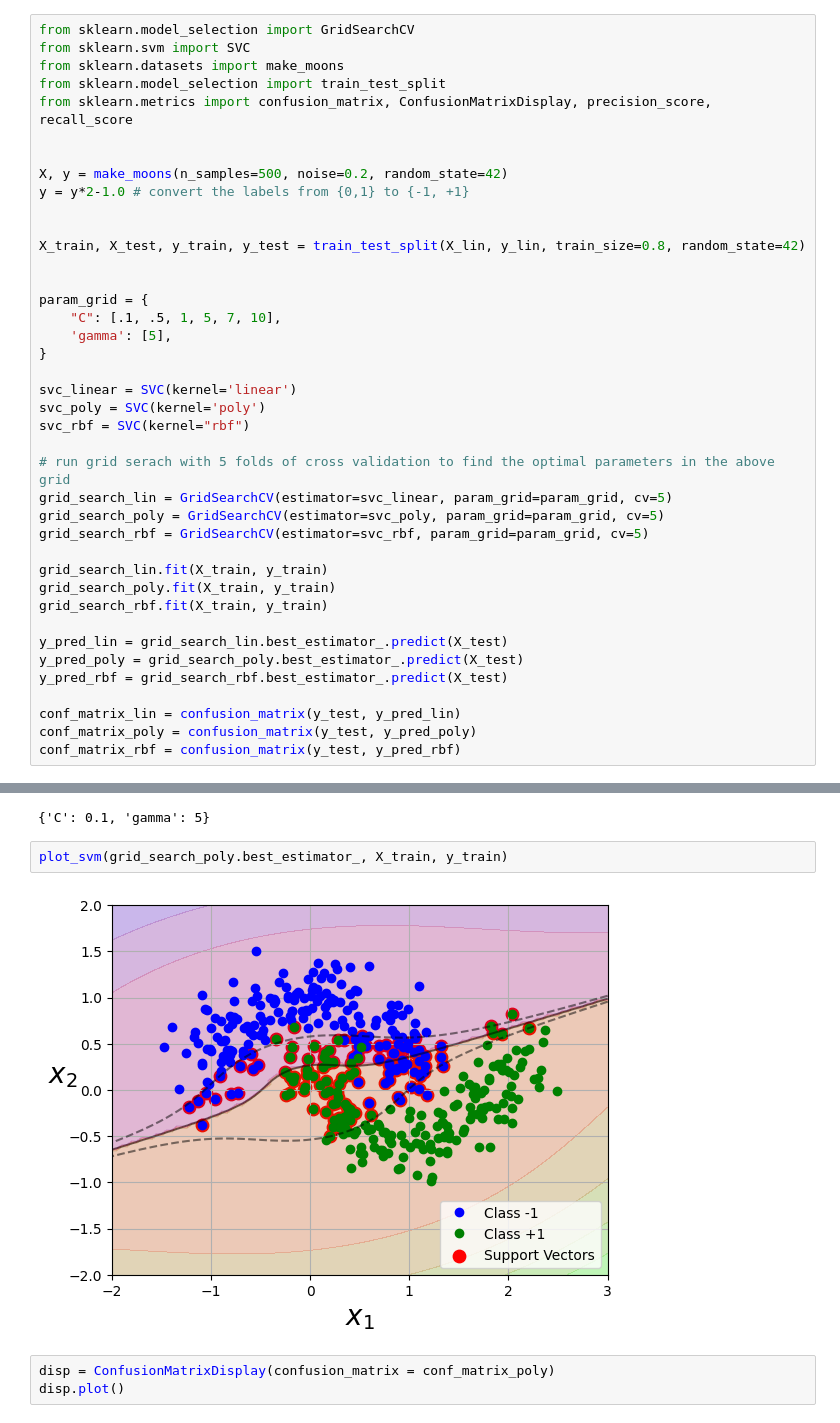
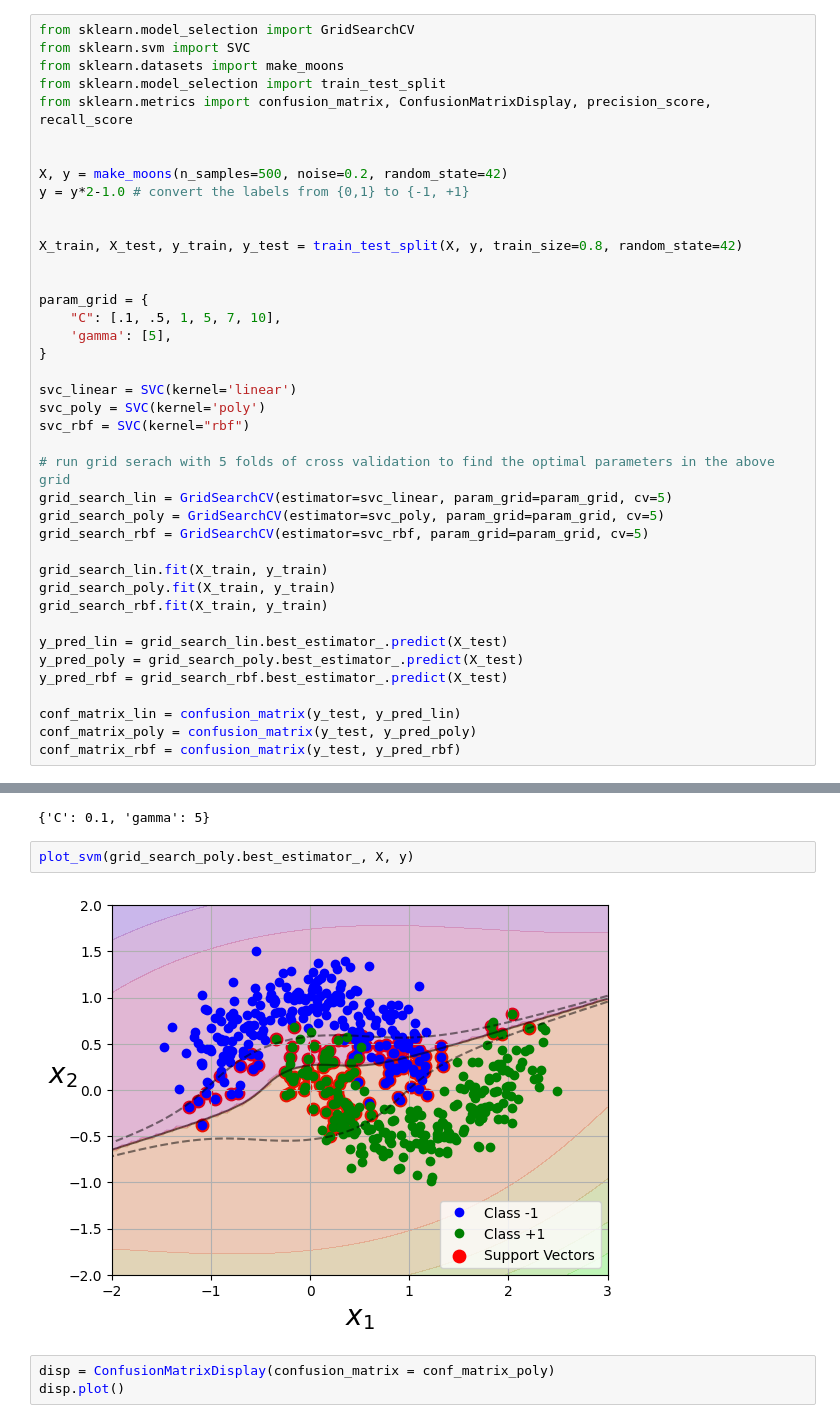
Before and after one commit to wloving77/Fall2023Classes, a Jupyter notebook: Machine_Learning/Assignment3/wfl9zy_assignment3_svm.ipynb, the cells around one changed output, grey strips where cells are left out. Cells and saved outputs as stored; diff of their text form.

```diff
--- a/Machine_Learning/Assignment3/wfl9zy_assignment3_svm.ipynb
+++ b/Machine_Learning/Assignment3/wfl9zy_assignment3_svm.ipynb
@@ -86,7 +86,7 @@ X, y = make_moons(n_samples=500, noise=0.2, random_state=42)
 y = y*2-1.0 # convert the labels from {0,1} to {-1, +1}
 
 
-X_train, X_test, y_train, y_test = train_test_split(X_lin, y_lin, train_size=0.8, random_state=42)
+X_train, X_test, y_train, y_test = train_test_split(X, y, train_size=0.8, random_state=42)
 
 
 param_grid = {
@@ -143,9 +143,9 @@ grid_search_poly.best_params_
 # %% [output]
 {'C': 0.1, 'gamma': 5}
 # %%
-plot_svm(grid_search_poly.best_estimator_, X_train, y_train)
+plot_svm(grid_search_poly.best_estimator_, X, y)
 # %% [output]
-[figure, old version]
+[figure, new version]
 # %%
 disp = ConfusionMatrixDisplay(confusion_matrix = conf_matrix_poly)
 disp.plot()
```
Also changed, not shown: parts of 5 cells of this notebook.
